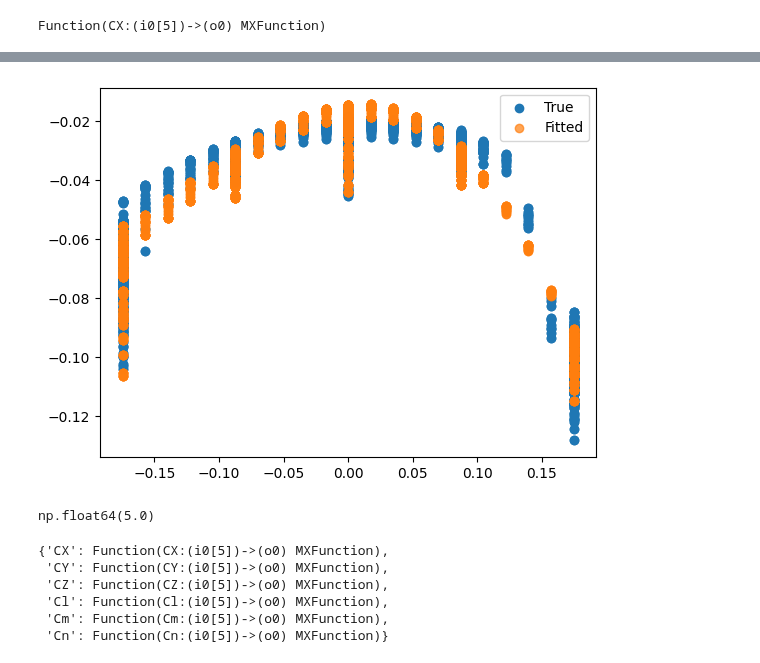
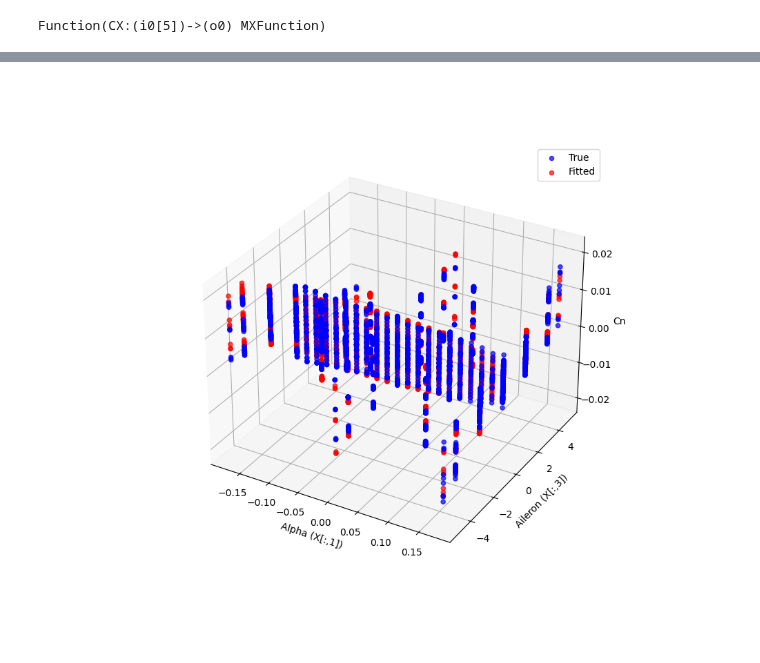
Before and after one commit to wgrosche/AIrcraft, a Jupyter notebook: main/polyfit.ipynb, the cells around one changed output, grey strips where cells are left out. Saved outputs shown, nothing was run; the diff lists cells and outputs as text; code cells hidden in the pictures.

```diff
--- a/main/polyfit.ipynb
+++ b/main/polyfit.ipynb
@@ -290,14 +343,13 @@ import pickle
 import matplotlib.pyplot as plt
 
 # Assume train_data is already defined with input_features and output_features
-reduced_input_features = ['alpha', 'beta', 'aileron', 'elevator']
 input_features = ['q', 'alpha', 'beta', 'aileron', 'elevator']
 output_features = ['CX', 'CY', 'CZ', 'Cl', 'Cm', 'Cn']
 poly_order = 3  # Polynomial order
 
 # Polynomial feature generation
 poly = PolynomialFeatures(degree=poly_order, include_bias=False)
-X = train_data[reduced_input_features].values
+X = train_data[input_features].values
 X_poly = poly.fit_transform(X)
 
 # Fit multivariate polynomial models for each output
@@ -324,9 +376,12 @@ for output in output_features:
     intercept = fitted_models[output]['intercept']
 
     # Generate polynomial terms with interactions
-    terms = poly.get_feature_names_out(reduced_input_features)  # e.g., ['q', 'q^2', 'alpha beta']
+    terms = poly.get_feature_names_out(input_features)  # e.g., ['q', 'q^2', 'alpha beta']
     symbolic_expr = intercept
     for term, weight in zip(terms, coef):
+
+        # if abs(weight) < 1e-10:  # Suppress terms below the threshold
+        #     continue
         # Parse polynomial terms into CasADi expressions
         term_expr = 1
         for var_power in term.split(' '):  # Split terms like "alpha^2 beta"
@@ -346,27 +401,3 @@ with open('fitted_models_casadi.pkl', 'wb') as file:
     pickle.dump({'fitted_models': fitted_models, 'casadi_functions': casadi_functions}, file)
 
 # Visualization for a specific output, e.g., 'Cl'
-output_to_plot = 'CX'
-Y_true = train_data[output_to_plot].values
-X = train_data[input_features].values
-Y_fitted = casadi_functions[output_to_plot](X.T).full().flatten()
-
-plt.scatter(X[:, 1], Y_true, label='True')  # 'beta' is the 3rd column (index 2)
-plt.scatter(X[:, 1], Y_fitted, label='Fitted', alpha=0.7)
-plt.legend()
-plt.show()
-# %% [output]
-[figure, removed]
-# %%
-train_data['aileron'].where(train_data['alpha']==0).max()
-# %% [output]
-np.float64(5.0)
-# %%
-casadi_functions
-# %% [output]
-{'CX': Function(CX:(i0[5])->(o0) MXFunction),
- 'CY': Function(CY:(i0[5])->(o0) MXFunction),
- 'CZ': Function(CZ:(i0[5])->(o0) MXFunction),
- 'Cl': Function(Cl:(i0[5])->(o0) MXFunction),
- 'Cm': Function(Cm:(i0[5])->(o0) MXFunction),
- 'Cn': Function(Cn:(i0[5])->(o0) MXFunction)}
@@ -411,0 +404,31 @@ while len(current_window) > 0:
+# %%
+from mpl_toolkits.mplot3d import Axes3D
+plt.ion()
+%matplotlib widget
+
+output_to_plot = 'Cn'
+Y_true = train_data[output_to_plot].values
+Y_fitted = casadi_functions[output_to_plot](X.T).full().flatten()
+
+# Extract true and fitted values
+Y_true = train_data[output_to_plot].values
+Y_fitted = casadi_functions[output_to_plot](X.T).full().flatten()
+
+# Create a 3D plot
+fig = plt.figure(figsize=(10, 8))
+ax = fig.add_subplot(111, projection='3d')
+
+# Scatter true and fitted values over alpha and beta
+ax.scatter(X[:, 1], X[:, 3], Y_true, label='True', color='b', alpha=0.7)
+ax.scatter(X[:, 1], X[:, 3], Y_fitted, label='Fitted', color='r', alpha=0.7)
+
+# Add labels and legend
+ax.set_xlabel('Alpha (X[:,1])')
+# ax.set_ylabel('Beta (X[:,2])')
+ax.set_ylabel('Aileron (X[:,3])')
+ax.set_zlabel(output_to_plot)
+ax.legend()
+
+plt.show()
+# %% [output]
+[figure, added]
```
Also changed, not shown: parts of 5 cells of this notebook, 6 other files.
